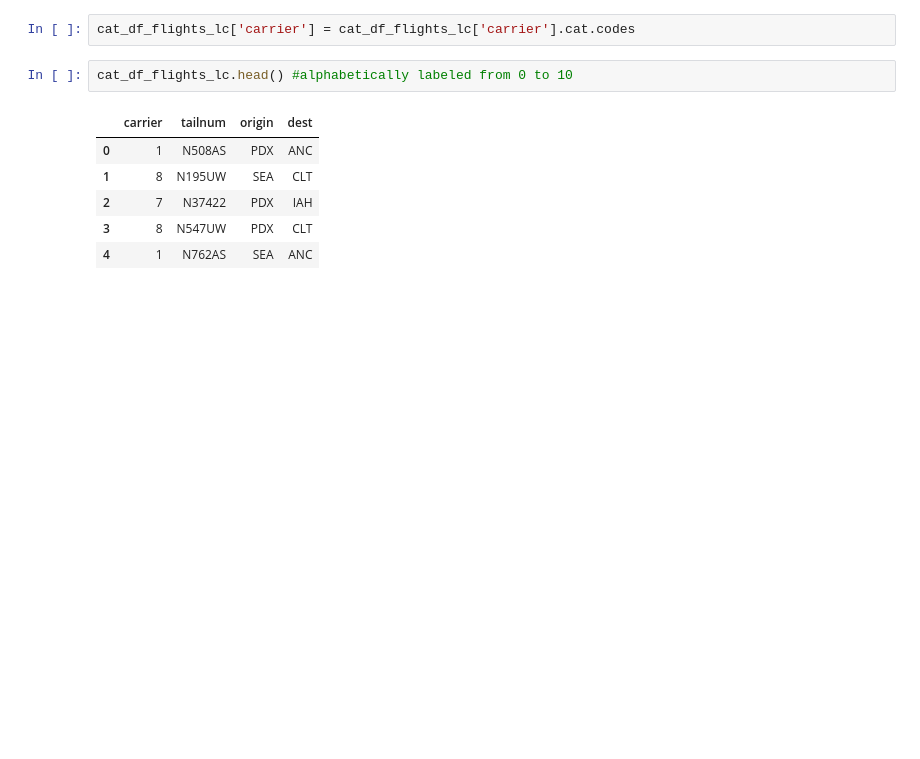
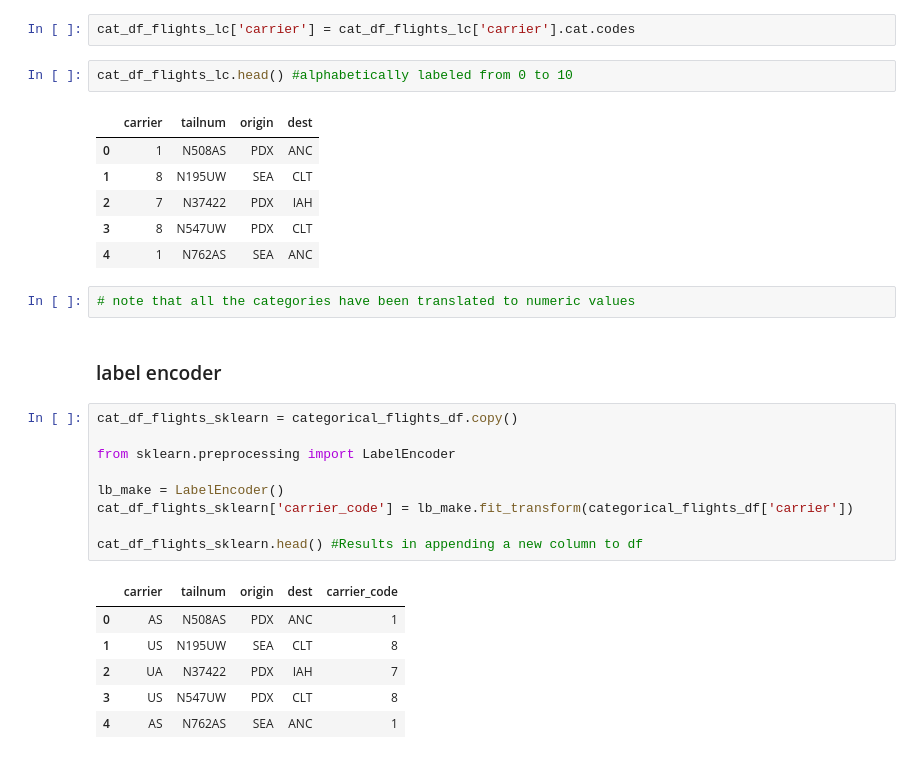
Before and after one commit to davideliason/DM4BA_Personal_Practice, a Jupyter notebook: Flights_DA_EDA.ipynb, the cells around one changed output. Saved outputs shown, nothing was run; the diff lists cells and outputs as text; blank space fills up the shorter version.

Commit message:
use label encoder by sklearn

```diff
--- a/Flights_DA_EDA.ipynb
+++ b/Flights_DA_EDA.ipynb
@@ -174,3 +178,23 @@ cat_df_flights_lc.head() #alphabetically labeled from 0 to 10
 | 2 | 7 | N37422 | PDX | IAH |
 | 3 | 8 | N547UW | PDX | CLT |
 | 4 | 1 | N762AS | SEA | ANC |
+# %%
+# note that all the categories have been translated to numeric values
+# %% [markdown]
+### label encoder
+# %%
+cat_df_flights_sklearn = categorical_flights_df.copy()
+
+from sklearn.preprocessing import LabelEncoder
+
+lb_make = LabelEncoder()
+cat_df_flights_sklearn['carrier_code'] = lb_make.fit_transform(categorical_flights_df['carrier'])
+
+cat_df_flights_sklearn.head() #Results in appending a new column to df
+# %% [output]
+|  | carrier | tailnum | origin | dest | carrier_code |
+| 0 | AS | N508AS | PDX | ANC | 1 |
+| 1 | US | N195UW | SEA | CLT | 8 |
+| 2 | UA | N37422 | PDX | IAH | 7 |
+| 3 | US | N547UW | PDX | CLT | 8 |
+| 4 | AS | N762AS | SEA | ANC | 1 |
```
Also changed, not shown: parts of 2 cells of this notebook.
